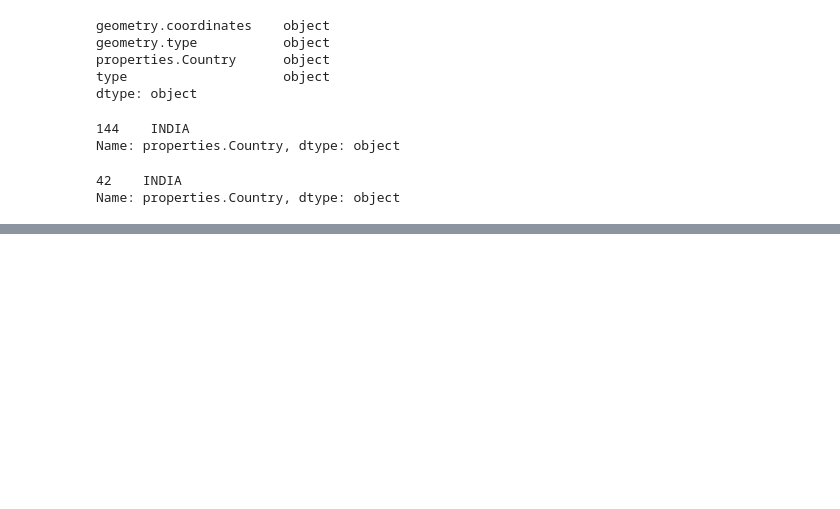
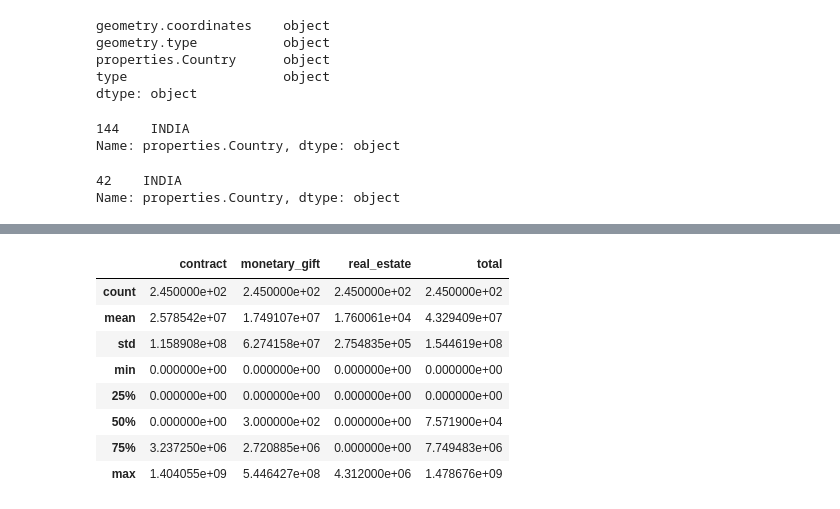
Before and after one commit to Humera97/Data-Studio, a Jupyter notebook: us_college_foreign_gifts/Map.ipynb, the cells around one changed output, grey strips where cells are left out. Cells and saved outputs as stored; diff of their text form; code cells hidden in the pictures; blank space fills up the shorter version.

```diff
--- a/us_college_foreign_gifts/Map.ipynb
+++ b/us_college_foreign_gifts/Map.ipynb
@@ -313,0 +338,12 @@ df2.head()
+# %%
+df2.describe()
+# %% [output]
+|  | contract | monetary_gift | real_estate | total |
+| count | 2.450000e+02 | 2.450000e+02 | 2.450000e+02 | 2.450000e+02 |
+| mean | 2.578542e+07 | 1.749107e+07 | 1.760061e+04 | 4.329409e+07 |
+| std | 1.158908e+08 | 6.274158e+07 | 2.754835e+05 | 1.544619e+08 |
+| min | 0.000000e+00 | 0.000000e+00 | 0.000000e+00 | 0.000000e+00 |
+| 25% | 0.000000e+00 | 0.000000e+00 | 0.000000e+00 | 0.000000e+00 |
+| 50% | 0.000000e+00 | 3.000000e+02 | 0.000000e+00 | 7.571900e+04 |
+| 75% | 3.237250e+06 | 2.720885e+06 | 0.000000e+00 | 7.749483e+06 |
+| max | 1.404055e+09 | 5.446427e+08 | 4.312000e+06 | 1.478676e+09 |
```
Also changed, not shown: parts of 26 cells of this notebook, 18 other files.
